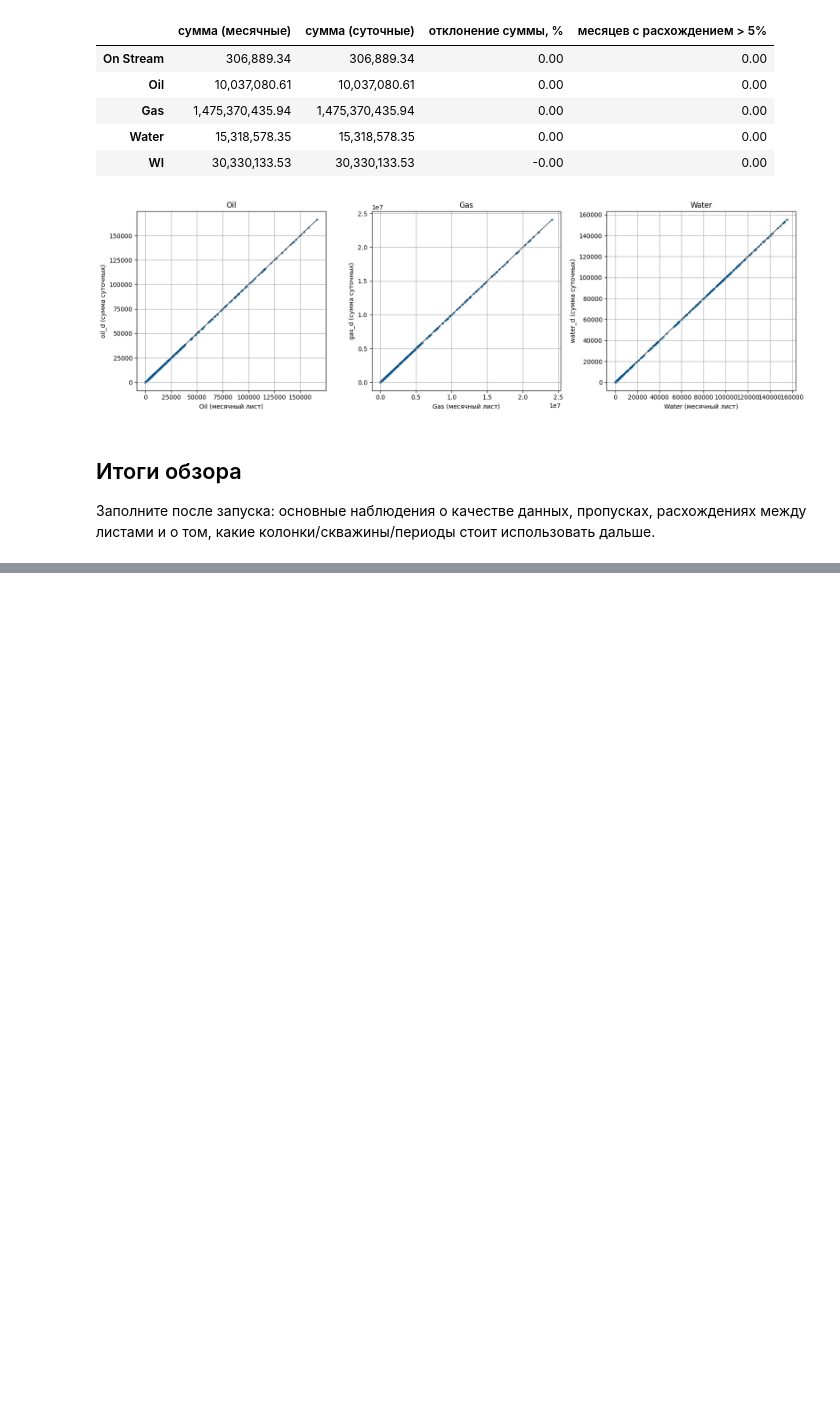
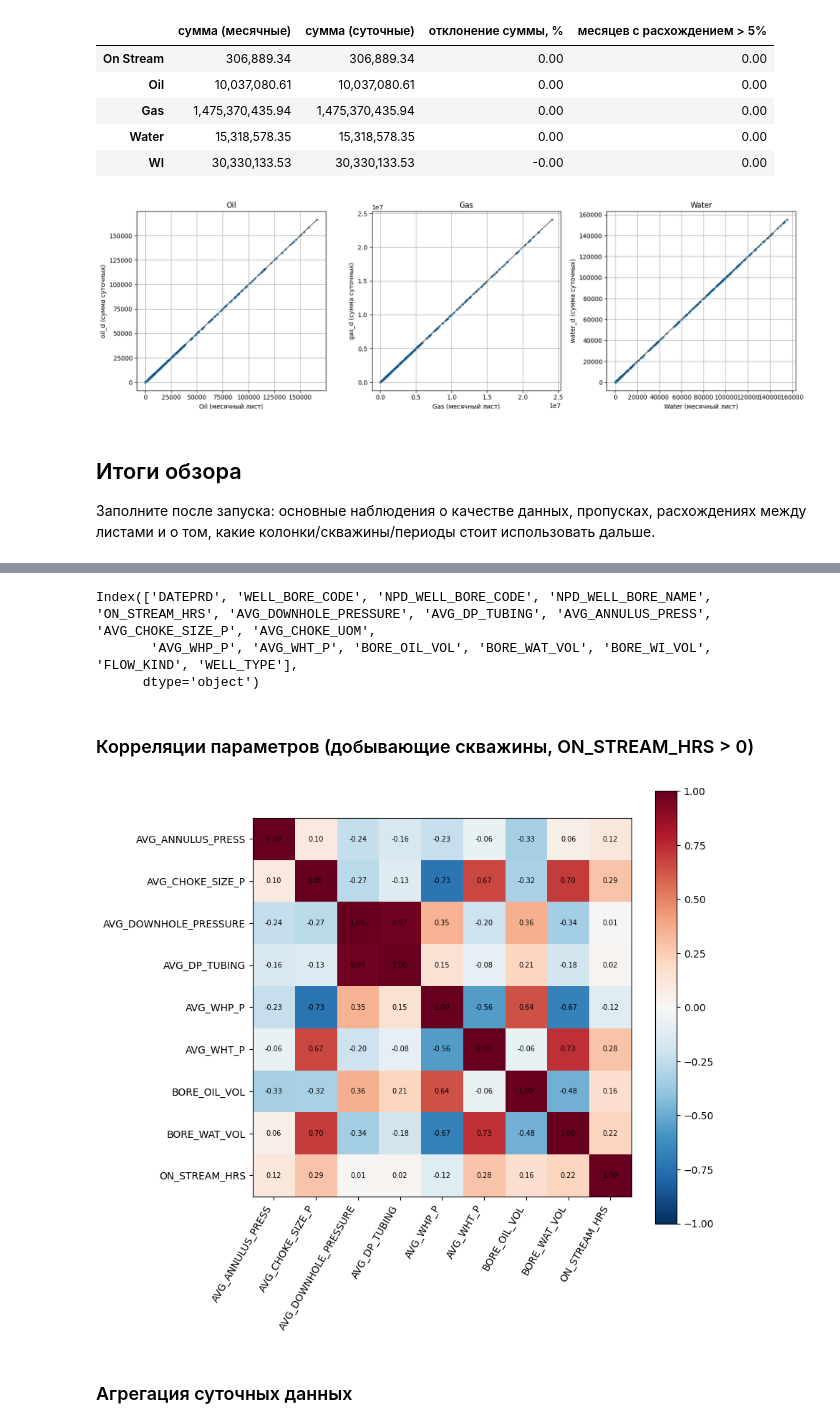
Before and after one commit to SashaVeremchuk/Gazprom-production-forecast, a Jupyter notebook: data_overview.ipynb, the cells around one changed output, grey strips where cells are left out. Drawn from its saved outputs; the diff is of its cells as text; code cells hidden in the pictures; blank space fills up the shorter version.

```diff
--- a/data_overview.ipynb
+++ b/data_overview.ipynb
@@ -598,0 +749,7 @@ plt.show()
+# %%
+# Скважины, у которых эксплуатационный период мал, можно убрать из данных:
+#   - 15/9-F-1 C [WI, OP]
+#   - 15/9-F-15 D [OP]
+
+wells_to_drop = ['15/9-F-1 C', '15/9-F-15 D']
+daily_clean = daily_clean[~daily_clean['NPD_WELL_BORE_NAME'].isin(wells_to_drop)].reset_index(drop=True)
@@ -598,0 +1012,34 @@ plt.show()
+# %%
+# список мультикоррелирующих признаков-дубликатов
+cols_to_remove = ['BORE_GAS_VOL', 'AVG_DOWNHOLE_TEMPERATURE', 'DP_CHOKE_SIZE']
+
+daily_res = daily_result.drop(columns=cols_to_remove, errors='ignore')
+# %%
+daily_res.columns
+# %% [output]
+Index(['DATEPRD', 'WELL_BORE_CODE', 'NPD_WELL_BORE_CODE', 'NPD_WELL_BORE_NAME', 'ON_STREAM_HRS', 'AVG_DOWNHOLE_PRESSURE', 'AVG_DP_TUBING', 'AVG_ANNULUS_PRESS', 'AVG_CHOKE_SIZE_P', 'AVG_CHOKE_UOM',
+       'AVG_WHP_P', 'AVG_WHT_P', 'BORE_OIL_VOL', 'BORE_WAT_VOL', 'BORE_WI_VOL', 'FLOW_KIND', 'WELL_TYPE'],
+      dtype='object')
+# %% [markdown]
+### Корреляции параметров (добывающие скважины, ON_STREAM_HRS > 0)
+# %%
+prod = daily_res[(daily_res["FLOW_KIND"] == "production") & (daily_res["ON_STREAM_HRS"] > 0)]
+corr_cols = [c for c in NUM_COLS if c in daily_res.columns and c != "BORE_WI_VOL"]
+
+corr = prod[corr_cols].corr()
+
+fig, ax = plt.subplots(figsize=(9, 8))
+im = ax.imshow(corr, cmap="RdBu_r", vmin=-1, vmax=1)
+ax.set_xticks(range(len(corr_cols)), corr_cols, rotation=60, ha="right")
+ax.set_yticks(range(len(corr_cols)), corr_cols)
+for i in range(len(corr_cols)):
+    for j in range(len(corr_cols)):
+        ax.text(j, i, f"{corr.iloc[i, j]:.2f}", ha="center", va="center", fontsize=7)
+ax.grid(False)
+fig.colorbar(im, ax=ax)
+plt.tight_layout()
+plt.show()
+# %% [output]
+[figure, added]
+# %% [markdown]
+### Агрегация суточных данных
```
Also changed, not shown: parts of 54 cells of this notebook.
